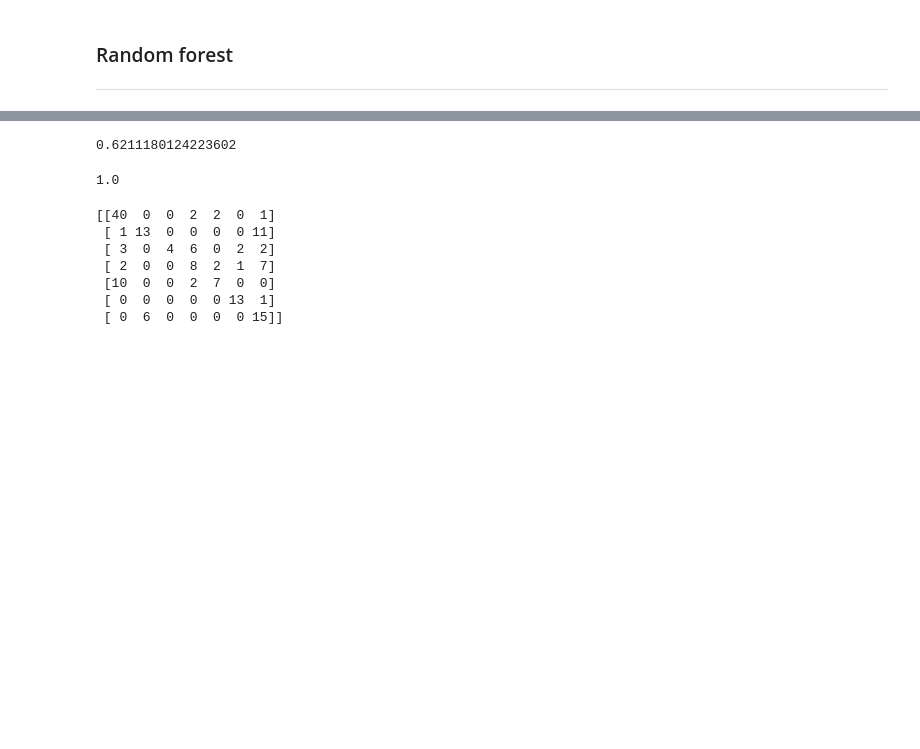
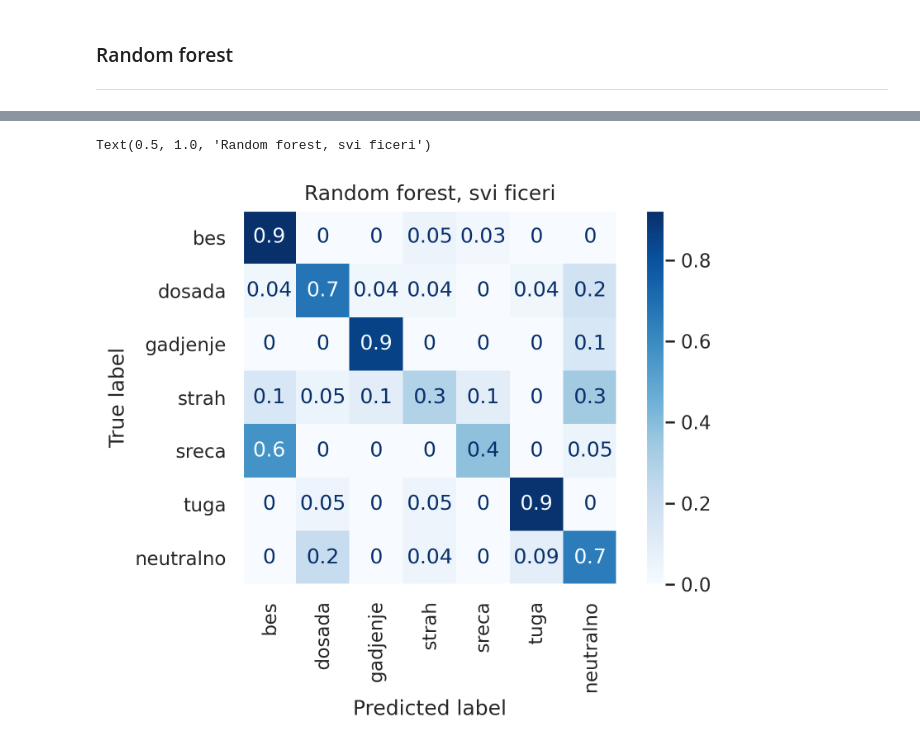
Before and after one commit to pfe-rs/lk-s-2023-prepoznavanje-emocija, a Jupyter notebook: randomforest.ipynb, the cells around one changed output, grey strips where cells are left out. Cells and saved outputs as stored; diff of their text form; code cells hidden in the pictures; blank space fills up the shorter version.

```diff
--- a/randomforest.ipynb
+++ b/randomforest.ipynb
@@ -99,13 +99,16 @@ for i in range(k):
     f1.append(metrics['f1'])
     prec.append(metrics['precision'])
     recall.append(metrics['recall'])
-    # conf_mat.append(metrics['confusion_matrix'])
+    conf_mat.append([y_test,test_preds])
 
     y_train = list(y_train)
 
 
     dataset = mlflow.data.from_numpy(X_test)
     mlflow.log_input(dataset, context="testing")
+
+    # exclude_keys = ['confusion_matrix']
+    # new_d = {k: metrics[k] for k in set(list(metrics.keys())) - set(exclude_keys)}
     mlflow.log_metrics(metrics)
 
     m1 = get_metrics(y_train, train_preds)
@@ -132,4 +135,5 @@ print("max recall:",    max(recall) )
 
 print("\n Matrica konfuzije za max tacnost:", max(acc))
 print(acct)
+# min_conf = conf_mat[acc.index(max(acc))]
 # %% [output]
@@ -165,4 +169,20 @@ max recall: 0.6192747019062809
 [1.0, 1.0, 1.0, 1.0, 1.0, 1.0, 1.0, 1.0, 1.0, 1.0, 1.0, 1.0, 1.0, 1.0, 1.0, 1.0, 1.0, 1.0, 1.0, 1.0]
+# %%
+min_conf = conf_mat[acc.index(max(acc))]
+
+
+ConfusionMatrixDisplay.from_predictions(min_conf[0], min_conf[1],
+   display_labels=["bes", "dosada", "gadjenje", "strah", "sreca", "tuga", "neutralno"],
+   xticks_rotation="vertical",
+   cmap=plt.cm.Blues,
+   values_format = ".1g",
+   # ,
+   normalize="true")
+plt.grid(False)
+plt.title("Random forest, svi ficeri")
+# %% [output]
+Text(0.5, 1.0, 'Random forest, svi ficeri')
+[figure, added]
 # %%
 # print(train_preds[:10])
 # print(train_probs[:10])
@@ -187,21 +207,9 @@ max recall: 0.6192747019062809
 # %%
 test_acc = accuracy_score(y_test, test_preds)
 print(test_acc)
-# %% [output]
-0.6211180124223602
 # %%
 train_acc = accuracy_score(y_train, train_preds)
 print(train_acc)
-# %% [output]
-1.0
 # %%
 test_conf_matrica = metrics.confusion_matrix(y_test.values, test_preds)
 print(test_conf_matrica)
-# %% [output]
-[[40  0  0  2  2  0  1]
- [ 1 13  0  0  0  0 11]
- [ 3  0  4  6  0  2  2]
- [ 2  0  0  8  2  1  7]
- [10  0  0  2  7  0  0]
- [ 0  0  0  0  0 13  1]
- [ 0  6  0  0  0  0 15]]
```
Also changed, not shown: parts of 8 cells of this notebook, 3 other files.
